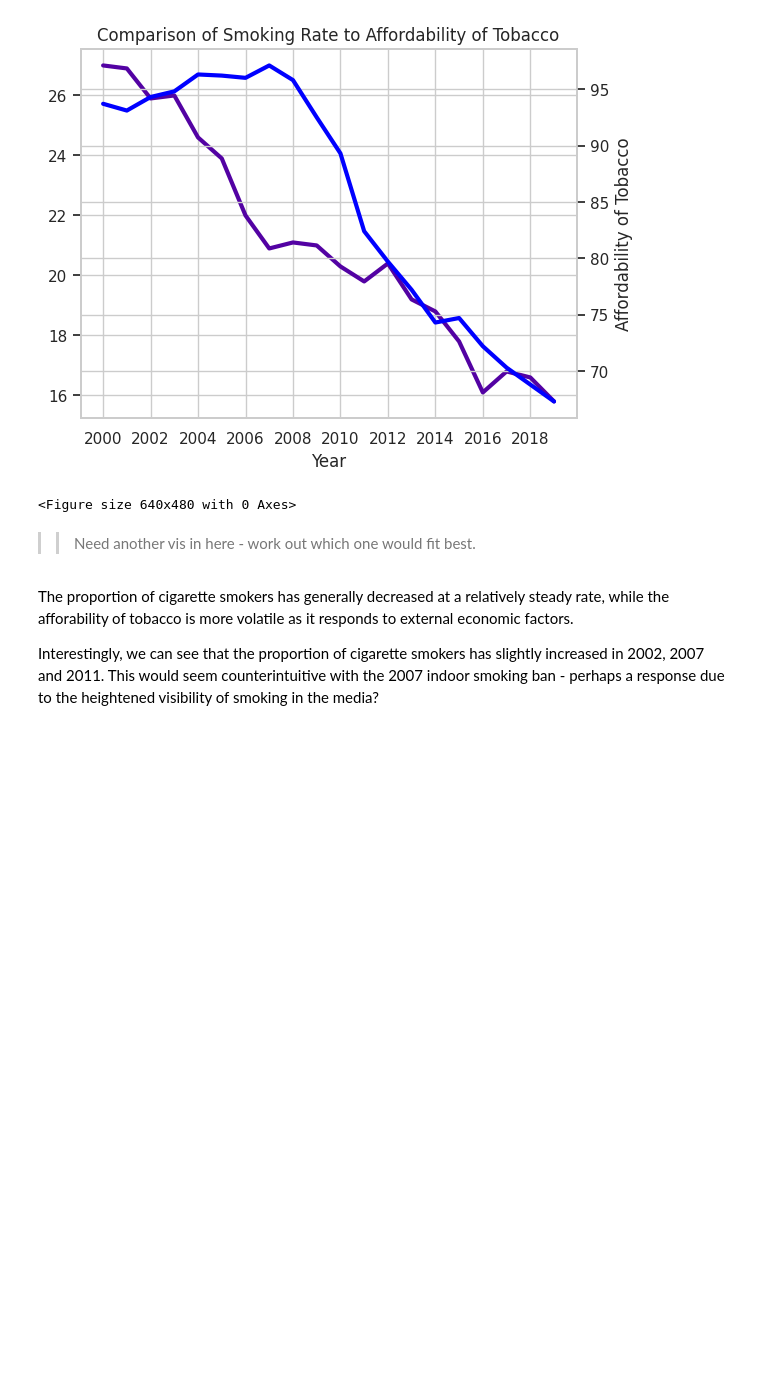
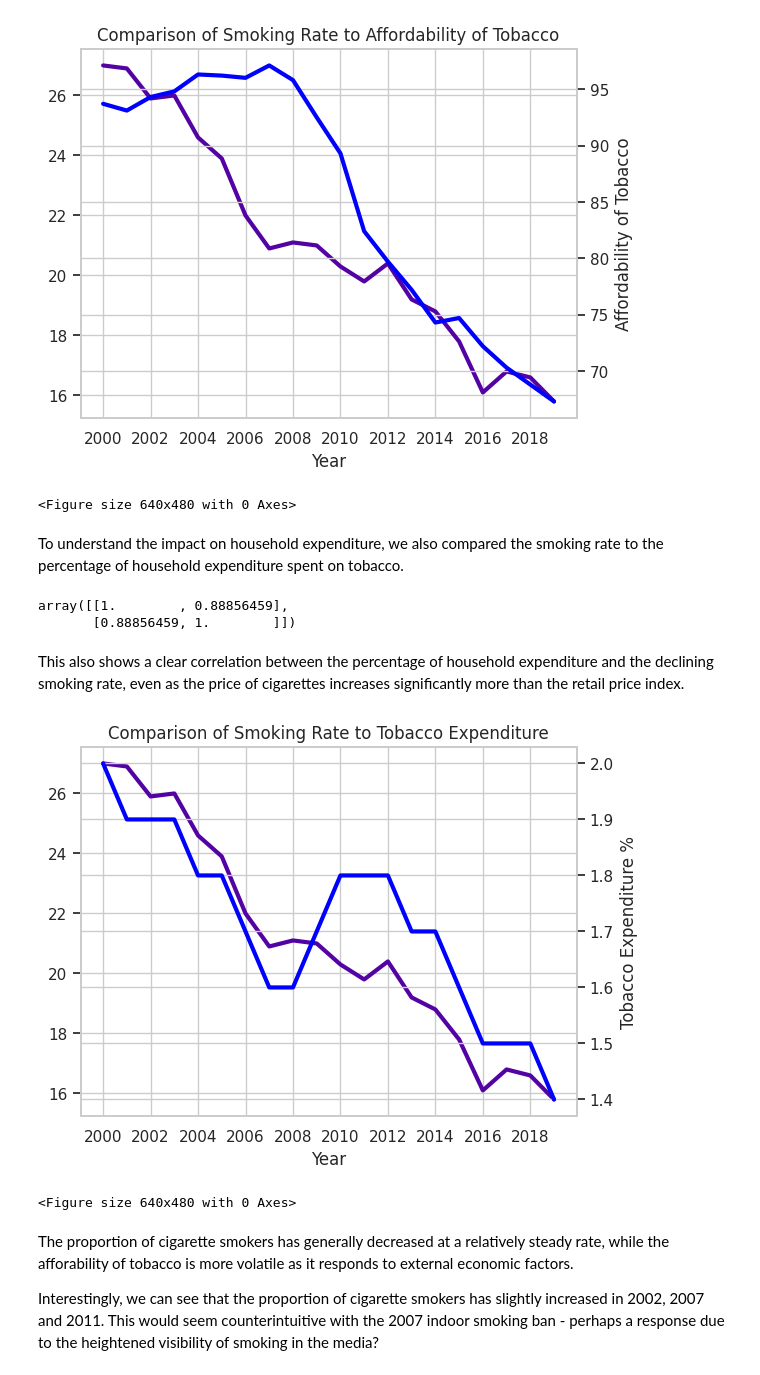
Before and after one commit to rhobaker/Data_Project, a Jupyter notebook: Main_Jupyter_workbook_Rhona.ipynb, the cells around one changed output. Cells and saved outputs as stored; diff of their text form; code cells hidden in the pictures; blank space fills up the shorter version.

Commit message:
Updated expenditure analysis

```diff
--- a/Main_Jupyter_workbook_Rhona.ipynb
+++ b/Main_Jupyter_workbook_Rhona.ipynb
@@ -580,0 +581,6 @@ adults_2000.set_index("Year", inplace = True)
+# %%
+expend_url = 'https://raw.githubusercontent.com/rhobaker/Data_Project/main/NHS_smoking_eng_2020/Table_S.3.2-Table_1_cleaned.csv'
+expenditure = pd.read_csv(expend_url)
+expenditure.drop(['Unnamed: 0'], axis=1, inplace=True)
+expenditure.set_index("Year", inplace = True)
+expenditure
@@ -582,7 +607,7 @@ adults_2000.set_index("Year", inplace = True)
 # Merge datasets
 merged_datasets = pd.DataFrame(pd.merge(adults_2000, affordability_2000, left_index=True, right_index=True, how='inner'))
 merged_datasets.rename(columns={"All 16+": 'Smoking Rate'}, inplace=True)
-# merged_datasets
+merged_all_datasets = pd.DataFrame(pd.merge(merged_datasets, expenditure, left_index=True, right_index=True, how='inner'))
 # %% [markdown]
 ### Affordability and Proportion of Smokers
 # %%
@@ -616,8 +644,42 @@ plt.clf()
 # %% [output]
 [figure]
 <Figure size 640x480 with 0 Axes>
-# %% [markdown]
->> Need another vis in here - work out which one would fit best.
+# %% [markdown]
+To understand the impact on household expenditure, we also compared the smoking rate to the percentage of household expenditure spent on tobacco.
+# %%
+#Correlation coefficient
+smoke_rate_exp_corr = np.corrcoef(merged_all_datasets["Smoking Rate"], merged_all_datasets["Tobacco Expenditure (%)"])
+smoke_rate_exp_corr
+# %% [output]
+array([[1.        , 0.88856459],
+       [0.88856459, 1.        ]])
+# %% [markdown]
+This also shows a clear correlation between the percentage of household expenditure and the declining smoking rate, even as the price of cigarettes increases significantly more than the retail price index.
+# %%
+#Create a visualisation to compare the proportion of cigarette smokers vs the expenditure on tobacco
+sns.set_theme(style="whitegrid", palette="plasma")
+fig, ax10 = plt.subplots()
+plt.title("Comparison of Smoking Rate to Tobacco Expenditure")
+ax10.set_xlabel("Year")
+# Plot smoking rate
+plt.plot(merged_all_datasets['Smoking Rate'], lw=3)
+
+ax10.set_ylabel = "Proportion of cigarette smokers (%)"
+ax10.tick_params(axis='y')
+plt.xticks([2000,2002,2004,2006,2008,2010,2012,2014,2016,2018])
+
+# Adding Twin Axes to plot smoking rates
+ax11 = ax10.twinx()
+ax11.set_ylabel("Tobacco Expenditure %")
+plt.plot(merged_all_datasets['Tobacco Expenditure (%)'], lw=3, color="blue")
+ax11.tick_params(axis='y')
+
+# Show plot
+plt.show()
+plt.clf()
+# %% [output]
+[figure, added]
+<Figure size 640x480 with 0 Axes>
 # %% [markdown]
 The proportion of cigarette smokers has generally decreased at a relatively steady rate, while the afforability of tobacco is more volatile as it responds to external economic factors.
 
```
Also changed, not shown: parts of 9 cells of this notebook.
